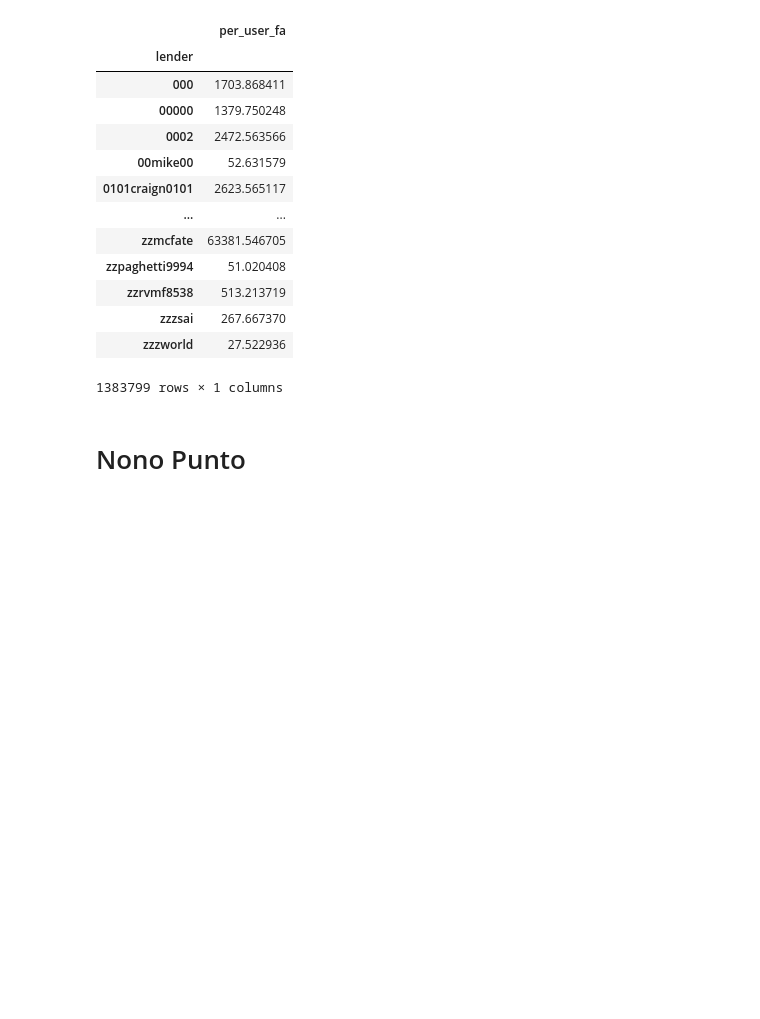
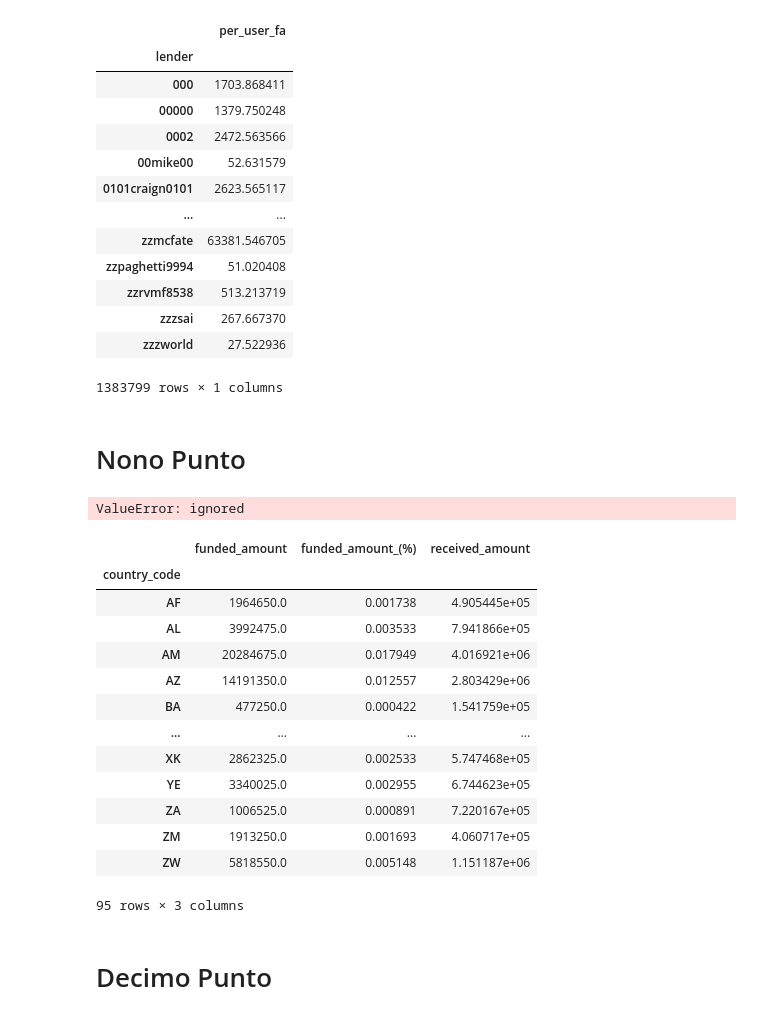
Before and after one commit to dtoniolo/Progetto-FoCS, a Jupyter notebook: Progetto.ipynb, the cells around one changed output. Saved outputs shown, nothing was run; the diff lists cells and outputs as text; code cells hidden in the pictures; blank space fills up the shorter version.

Commit message:
Aggiunto nono punto

```diff
--- a/Progetto.ipynb
+++ b/Progetto.ipynb
@@ -328,3 +328,38 @@ lender_fa
 1383799 rows × 1 columns
 # %% [markdown]
 # Nono Punto
+# %%
+# add per_user_fa column to lenders table
+lenders = lenders.join(other = lender_fa, on = 'permanent_name')
+lenders.loc[lenders['per_user_fa'].isna(), 'per_user_fa'] = 0
+lenders
+# %%
+# add 'received_amount' column to 'loan_amount_by_country' table
+temp = lenders.groupby('country_code').aggregate({'per_user_fa': 'sum'})
+loan_amount_by_ctry = loan_amount_by_ctry.join(other = temp)
+loan_amount_by_ctry.rename({'per_user_fa': 'received_amount'}, axis = 'columns', inplace = True)
+loan_amount_by_ctry
+# %% [output]
+ValueError: ignored
+# %%
+# assign money from lenders without country as specified in the text
+na_sum = lenders.loc[lenders['country_code'].isna(), 'per_user_fa'].sum()
+loan_amount_by_ctry['received_amount'] += na_sum*loan_amount_by_ctry['funded_amount_(%)']
+loan_amount_by_ctry
+# %% [output]
+|  | funded_amount | funded_amount_(%) | received_amount |
+| country_code |  |  |  |
+| AF | 1964650.0 | 0.001738 | 4.905445e+05 |
+| AL | 3992475.0 | 0.003533 | 7.941866e+05 |
+| AM | 20284675.0 | 0.017949 | 4.016921e+06 |
+| AZ | 14191350.0 | 0.012557 | 2.803429e+06 |
+| BA | 477250.0 | 0.000422 | 1.541759e+05 |
+| ... | ... | ... | ... |
+| XK | 2862325.0 | 0.002533 | 5.747468e+05 |
+| YE | 3340025.0 | 0.002955 | 6.744623e+05 |
+| ZA | 1006525.0 | 0.000891 | 7.220167e+05 |
+| ZM | 1913250.0 | 0.001693 | 4.060717e+05 |
+| ZW | 5818550.0 | 0.005148 | 1.151187e+06 |
+95 rows × 3 columns
+# %% [markdown]
+# Decimo Punto
```
Also changed, not shown: parts of 4 cells of this notebook.
